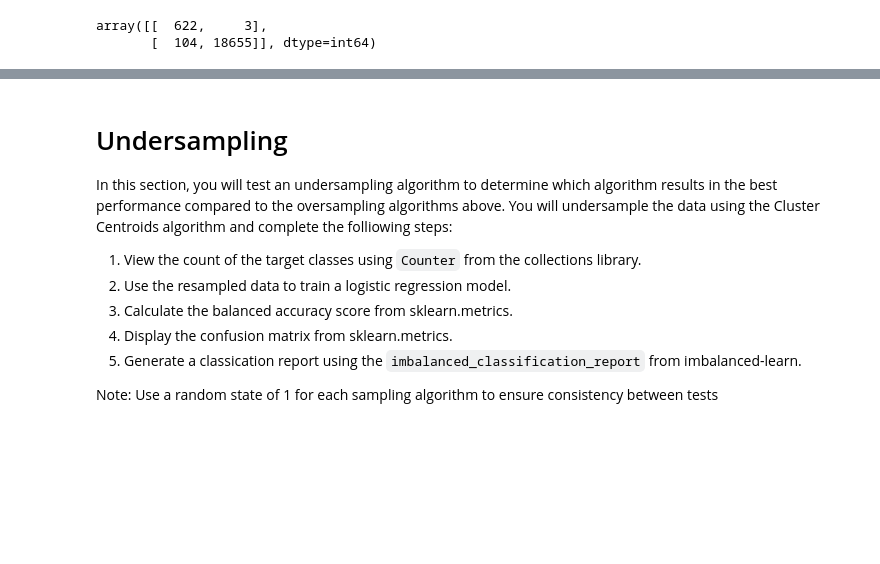
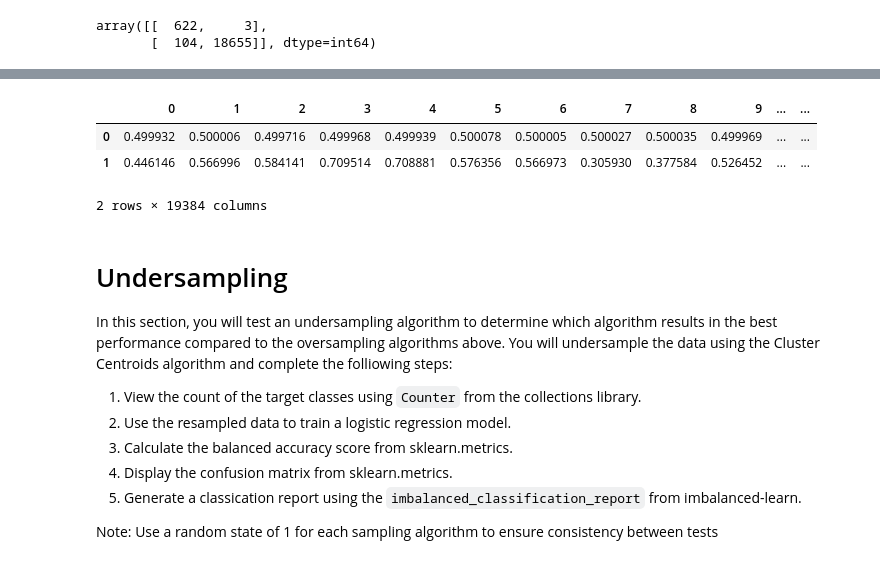
Before and after one commit to brilliantlyc/Credit_Risk_Analysis, a Jupyter notebook: credit_risk_resampling.ipynb, the cells around one changed output, grey strips where cells are left out. Saved outputs shown, nothing was run; the diff lists cells and outputs as text; code cells hidden in the pictures; blank space fills up the shorter version.

```diff
--- a/credit_risk_resampling.ipynb
+++ b/credit_risk_resampling.ipynb
@@ -42,0 +52,12 @@ y = df[['loan_status']]
+# %%
+# Create our target
+y = df[['loan_status']]
+# Use the LabelEncoder method from sklearn to perform an integer encoding of the 'loan_status' column
+# Create the LabelEncoder instance
+le = LabelEncoder()
+# Fit and encode the column with the LabelEncoder
+le.fit(y['loan_status'])
+y['loan_status'] = le.transform(y['loan_status'])
+
+# Preview the DataFrame
+y.head()
@@ -81,8 +109,8 @@ X_test_scaled = X_scaler.transform(X_test)
 # Simple Logistic Regression
 # %%
 # Fit the logistic regression classifier
-model = LogisticRegression(solver='lbfgs', random_state=1)
-model.fit(X_train, y_train)
+model_lr = LogisticRegression(solver='lbfgs', random_state=1)
+model_lr.fit(X_train, y_train)
 # %% [output]
 LogisticRegression(random_state=1)
 # %%
@@ -132,8 +160,8 @@ Counter(y_resampled)
 Counter({'loan_status': 1})
 # %%
 # Train the Logistic Regression model using the resampled data
-model = LogisticRegression(solver='lbfgs', random_state=1)
-model.fit(X_resampled, y_resampled)
+model_random = LogisticRegression(solver='lbfgs', random_state=1)
+model_random.fit(X_resampled, y_resampled)
 # %% [output]
 LogisticRegression(random_state=1)
 # %%
@@ -170,8 +198,8 @@ Counter(y_resampled)
 Counter({'loan_status': 1})
 # %%
 # Train the Logistic Regression model using the resampled data
-model = LogisticRegression(solver='lbfgs', random_state=1)
-model.fit(X_resampled, y_resampled)
+model_smote = LogisticRegression(solver='lbfgs', random_state=1)
+model_smote.fit(X_resampled, y_resampled)
 # %% [output]
 LogisticRegression(random_state=1)
 # %%
@@ -197,5 +225,13 @@ print(classification_report_imbalanced(y_test, y_pred))
 
 avg / total       1.00      0.99      1.00      0.99      0.99      0.99     19384
+# %%
+# For comparison purposes, to be removed from notebook
+pd.DataFrame([model_smote.predict_proba(X_test_scaled)[:, 1], model_random.predict_proba(X_test_scaled)[:, 1]])
+# %% [output]
+|  | 0 | 1 | 2 | 3 | 4 | 5 | 6 | 7 | 8 | 9 | ... | ... |
+| 0 | 0.499932 | 0.500006 | 0.499716 | 0.499968 | 0.499939 | 0.500078 | 0.500005 | 0.500027 | 0.500035 | 0.499969 | ... | ... |
+| 1 | 0.446146 | 0.566996 | 0.584141 | 0.709514 | 0.708881 | 0.576356 | 0.566973 | 0.305930 | 0.377584 | 0.526452 | ... | ... |
+2 rows × 19384 columns
 # %% [markdown]
 # Undersampling
 
```
Also changed, not shown: parts of 16 cells of this notebook.
